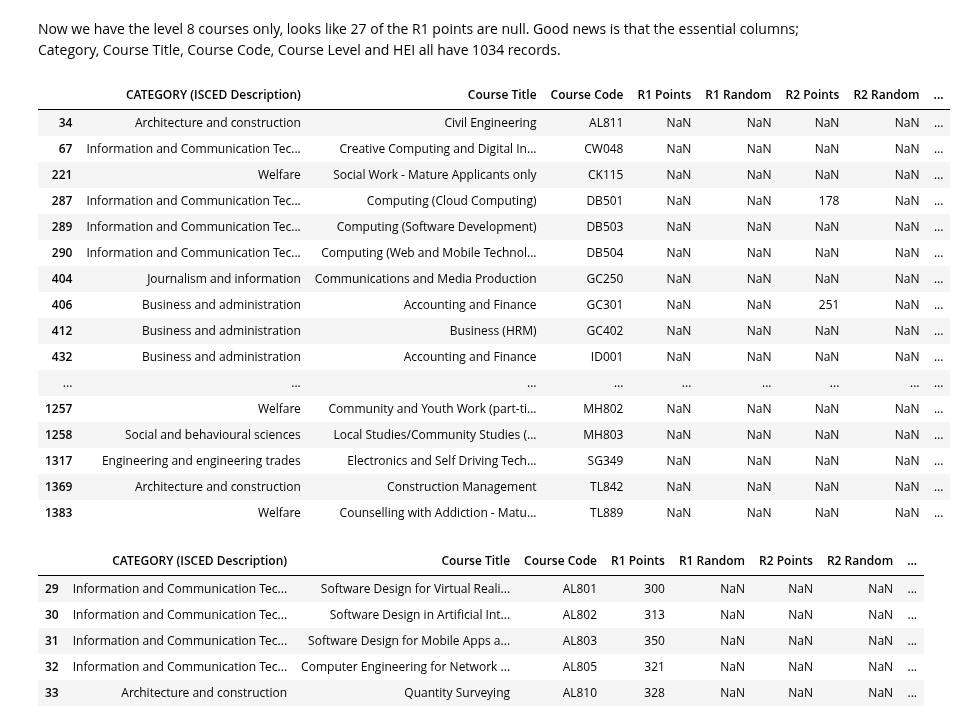
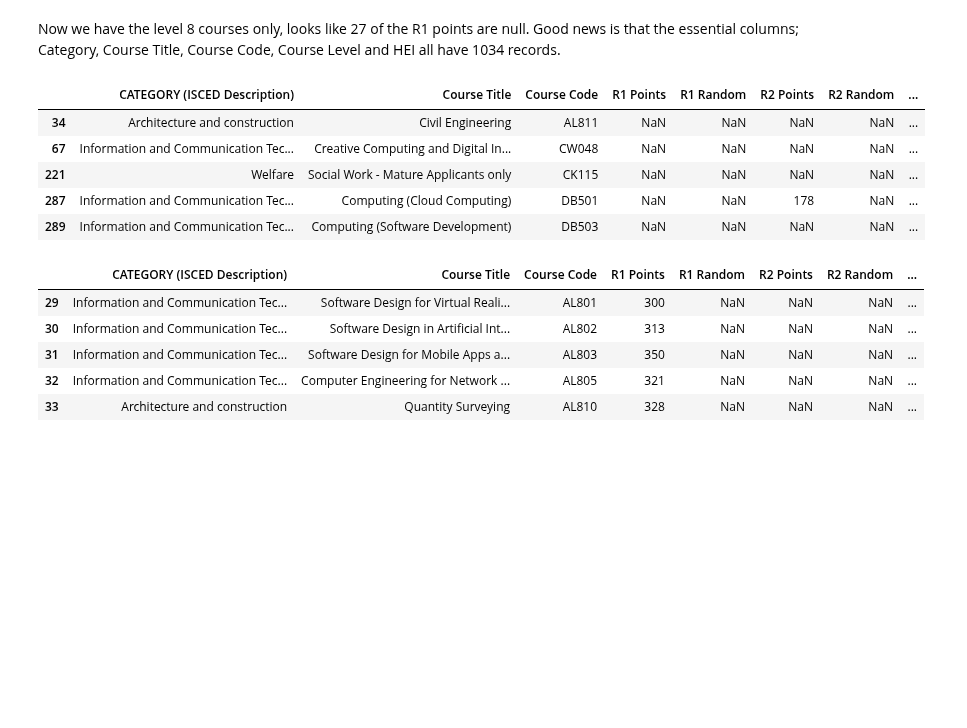
Before and after one commit to donneger/data_analysis_assessment, a Jupyter notebook: cao_assignment/cao.ipynb, the cells around one changed output. Cells and saved outputs as stored; diff of their text form; code cells hidden in the pictures; blank space fills up the shorter version.

```diff
--- a/cao_assignment/cao.ipynb
+++ b/cao_assignment/cao.ipynb
@@ -146,25 +147,14 @@ Now we have the level 8 courses only, looks like 27 of the R1 points are null. G
 # %%
 # Have a look at the courses that have no R1 Points data, not sure why so, maybe no applicants, anyway these will be excluded from the analysis.
 nullpoints_21 = pd.isnull(df2021_lvl8['R1 Points'])
-df2021_lvl8[nullpoints_21]
+df2021_lvl8[nullpoints_21].head(5)
 # %% [output]
 |  | CATEGORY (ISCED Description) | Course Title | Course Code | R1 Points | R1 Random | R2 Points | R2 Random | ... |
 | 34 | Architecture and construction | Civil Engineering | AL811 | NaN | NaN | NaN | NaN | ... |
 | 67 | Information and Communication Tec... | Creative Computing and Digital In... | CW048 | NaN | NaN | NaN | NaN | ... |
 | 221 | Welfare | Social Work - Mature Applicants only | CK115 | NaN | NaN | NaN | NaN | ... |
 | 287 | Information and Communication Tec... | Computing (Cloud Computing) | DB501 | NaN | NaN | 178 | NaN | ... |
 | 289 | Information and Communication Tec... | Computing (Software Development) | DB503 | NaN | NaN | NaN | NaN | ... |
-| 290 | Information and Communication Tec... | Computing (Web and Mobile Technol... | DB504 | NaN | NaN | NaN | NaN | ... |
-| 404 | Journalism and information | Communications and Media Production | GC250 | NaN | NaN | NaN | NaN | ... |
-| 406 | Business and administration | Accounting and Finance | GC301 | NaN | NaN | 251 | NaN | ... |
-| 412 | Business and administration | Business (HRM) | GC402 | NaN | NaN | NaN | NaN | ... |
-| 432 | Business and administration | Accounting and Finance | ID001 | NaN | NaN | NaN | NaN | ... |
-| ... | ... | ... | ... | ... | ... | ... | ... | ... |
-| 1257 | Welfare | Community and Youth Work (part-ti... | MH802 | NaN | NaN | NaN | NaN | ... |
-| 1258 | Social and behavioural sciences | Local Studies/Community Studies (... | MH803 | NaN | NaN | NaN | NaN | ... |
-| 1317 | Engineering and engineering trades | Electronics and Self Driving Tech... | SG349 | NaN | NaN | NaN | NaN | ... |
-| 1369 | Architecture and construction | Construction Management | TL842 | NaN | NaN | NaN | NaN | ... |
-| 1383 | Welfare | Counselling with Addiction - Matu... | TL889 | NaN | NaN | NaN | NaN | ... |
 # %%
 # Get only the courses that have data in the R1 points column, will have a look further to see if they all have valid points data.
 notnullr1 = pd.notnull(df2021_lvl8['R1 Points'])
```
Also changed, not shown: parts of 25 cells of this notebook.
